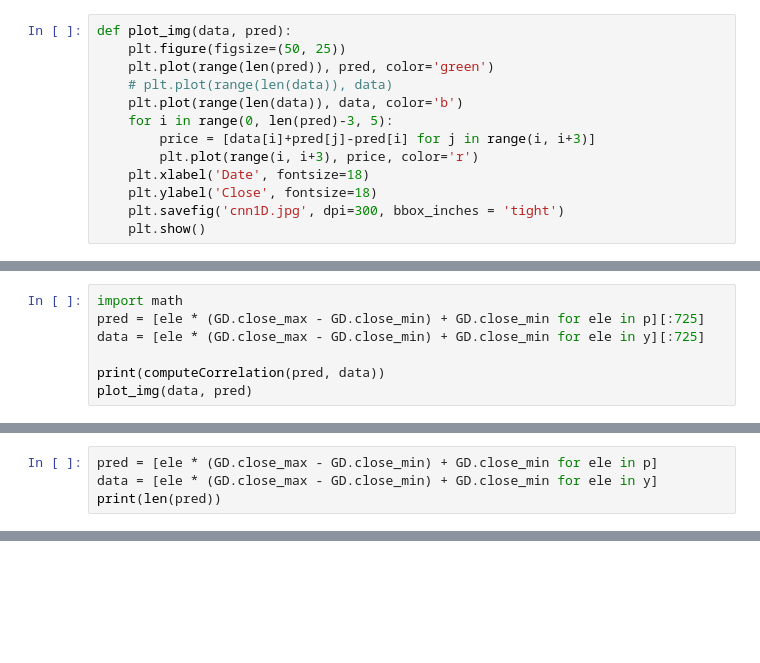
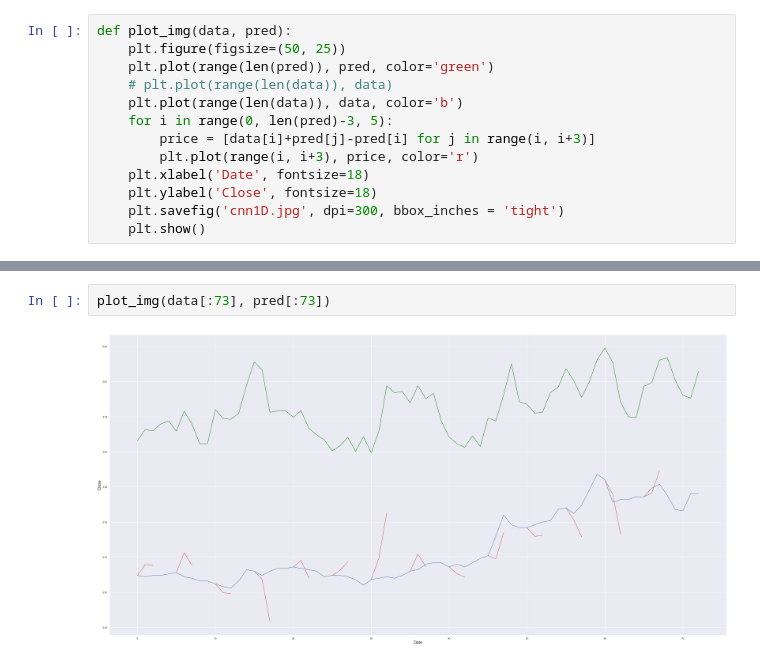
Before and after one commit to sjchasel/stock_prediction, a Jupyter notebook: 深度学习模型/cnn1D.ipynb, the cells around one changed output, grey strips where cells are left out. Drawn from its saved outputs; the diff is of its cells as text; blank space fills up the shorter version.

```diff
--- a/深度学习模型/cnn1D.ipynb
+++ b/深度学习模型/cnn1D.ipynb
@@ -310,7 +344,0 @@ rr
-# %%
-import math
-pred = [ele * (GD.close_max - GD.close_min) + GD.close_min for ele in p][:725]
-data = [ele * (GD.close_max - GD.close_min) + GD.close_min for ele in y][:725]
-
-print(computeCorrelation(pred, data))
-plot_img(data, pred)
@@ -320,4 +344,0 @@ plot_img(data, pred)
-# %%
-pred = [ele * (GD.close_max - GD.close_min) + GD.close_min for ele in p]
-data = [ele * (GD.close_max - GD.close_min) + GD.close_min for ele in y]
-print(len(pred))
@@ -325,0 +350,4 @@ print(len(pred))
+# %%
+plot_img(data[:73], pred[:73])
+# %% [output]
+[figure, added]
```
Also changed, not shown: parts of 12 cells of this notebook, 10 other files.
